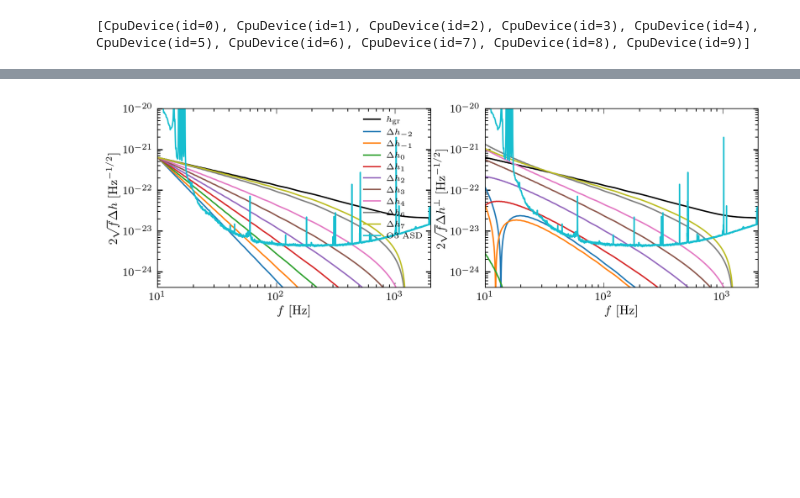
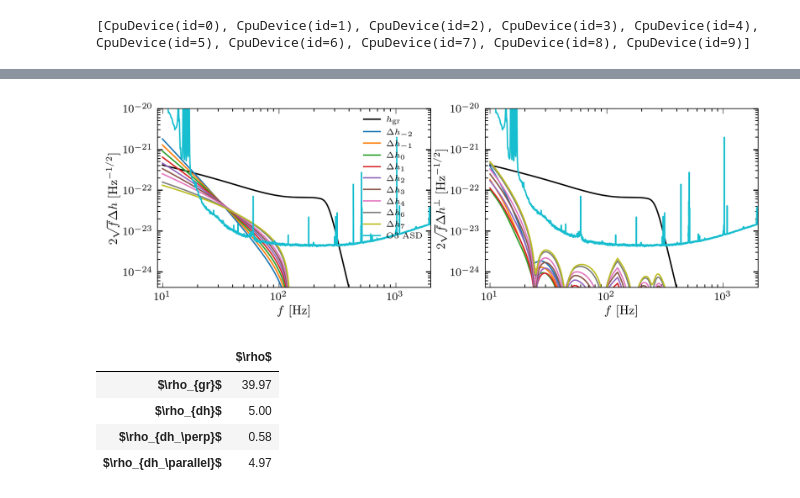
Before and after one commit to BrianCSeymour/geo-tgr, a Jupyter notebook: pn-degen-plot-v3.ipynb, the cells around one changed output, grey strips where cells are left out. Saved outputs shown, nothing was run; the diff lists cells and outputs as text; code cells hidden in the pictures; blank space fills up the shorter version.

```diff
--- a/pn-degen-plot-v3.ipynb
+++ b/pn-degen-plot-v3.ipynb
@@ -63,6 +63,18 @@ data_150914[2] = 390/10
 
 idx = '150914'
 if idx=='150914':
+    data_150914 = np.array(data[1])
+    data_150914[0] = 30
+    q  = 0.79
+    data_150914[1] = q/(1+q)**2
+    data_150914[2] = 390
+    dat = jnp.array(data_150914)
+elif idx=='170817':
+    data_150914 = np.array(data[1])
+    data_150914[0] = 3
+    q  = 0.79
+    data_150914[1] = q/(1+q)**2
+    data_150914[2] = 390/10
     dat = jnp.array(data_150914)
 
 red_param = dict(zip(names, jnp.array(dat).T))
@@ -76,13 +88,18 @@ for key in ['gmst', 'epoch']:
     red_param[key] = zero_vector
 
 x = red_param.copy()
-x['s1_z'] = 0.4
-x['s1_x'] = 0.02
+x['s1_z'] = 0.
+x['s1_x'] = 0.
 
+prec_pe = True
+if prec_pe:
+    i = None
+else:
+    i = -2
 hgr = obj.get_h_gr(x)
 dhgr = obj.get_dh_gr(x)
-paramgr = obj.paramdiffgr.copy()
-paramgr_latex = obj.paramdiffgr_latex.copy()
+paramgr = obj.paramdiffgr.copy()[:i]
+paramgr_latex = obj.paramdiffgr_latex.copy()[:i]
 freqs = obj.freqs.copy()
 # %%
 
@@ -266,33 +307,44 @@ axes[1].loglog(freqs, 2*np.sqrt(freqs)*np.abs(h), c=line.get_color())
 
 
 for kinj in [-2, -1, 0, 1, 2, 3, 4, 6, 7]:
     res = get_stuff(kinj)
     freqs = res['freqs']
     dh = res['dh']
     dh_perp = res['dh_perp']
 
+    # print()
+
 
     # line, = axes[0].plot(freqs, dpsi_inj - dpsi_inj[i], label=rf"$\delta\varphi_{{ {kinj} }}$")
     # axes[1].plot(freqs, np.real(dpsi_perp - dpsi_perp[i]), c=line.get_color())
     line, = axes[0].plot(freqs, 2*np.sqrt(freqs)*np.abs(dh), label=rf"$\Delta h_{{ {kinj} }}$")
     axes[1].plot(freqs, 2*np.sqrt(freqs)*np.abs(dh_perp), c=line.get_color())
 
 line, = axes[0].plot(freqs, asd, label=r"O3 ASD")
 axes[1].plot(freqs, asd, c=line.get_color())
 
 axes[0].legend(loc=0)
-axes[0].set_xlim(10, 2000)
+axes[0].set_xlim(obj.fmin/1.1, 2000)
 axes[0].set_ylim(np.min(asd)/1e1, 1e-20)
 axes[0].set_xlabel("$f$ [Hz]")
 axes[0].set_ylabel("$2\sqrt{f}  \Delta h$  [Hz$^{-1/2}$]")
 axes[0].legend(loc=0)
 
-axes[1].set_xlim(10, 2000)
+axes[1].set_xlim(obj.fmin/1.1, 2000)
 axes[1].set_ylim(np.min(asd)/1e1, 1e-20)
 axes[1].set_xlabel("$f$ [Hz]")
 axes[1].set_ylabel("$2\sqrt{f} \Delta h^\perp$  [Hz$^{-1/2}$]")
 # fig.suptitle("$M_c = 3$")
 # plt.savefig(datestr + "-amplitude-PN-150914.pdf", bbox_inches='tight', pad_inches=0)
 plt.show()
+
+snr_latex = [r"$\rho_{gr}$","$\rho_{dh}$","$\rho_{dh_\perp}$","$\rho_{dh_\parallel}$"]
+# print([res['snr'], res['snr_dh'], res['snr_dhperp'], res['snr_dhpara']])
+pd.DataFrame([res['snr'], res['snr_dh'], res['snr_dhperp'], res['snr_dhpara']],snr_latex, [r"$\rho$"]).round(2)
 # %% [output]
-[figure, old version]
+[figure, new version]
+|  | $\rho$ |
+| $\rho_{gr}$ | 39.97 |
+| $\rho_{dh}$ | 5.00 |
+| $\rho_{dh_\perp}$ | 0.58 |
+| $\rho_{dh_\parallel}$ | 4.97 |
```
Also changed, not shown: parts of 7 cells of this notebook, 2 other files.
